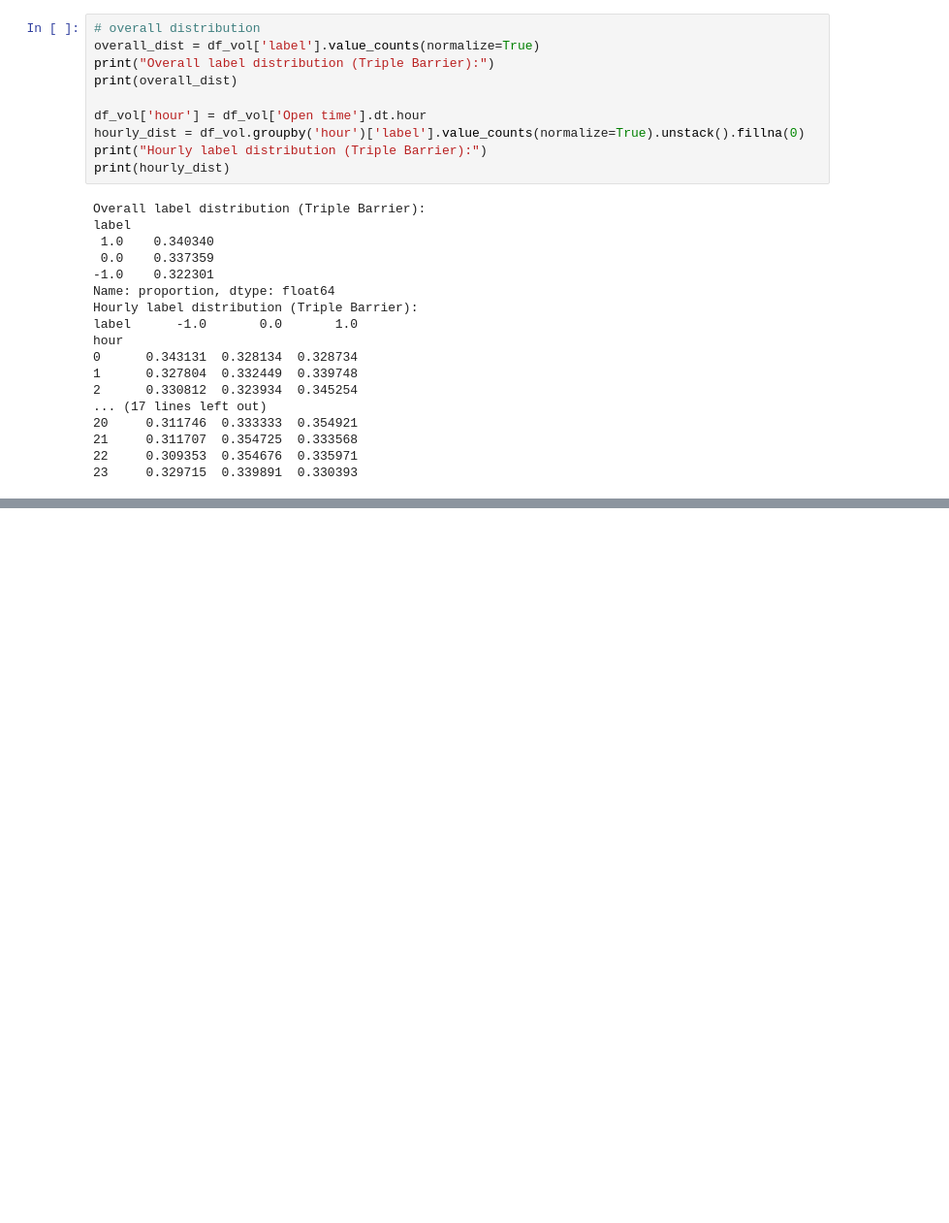
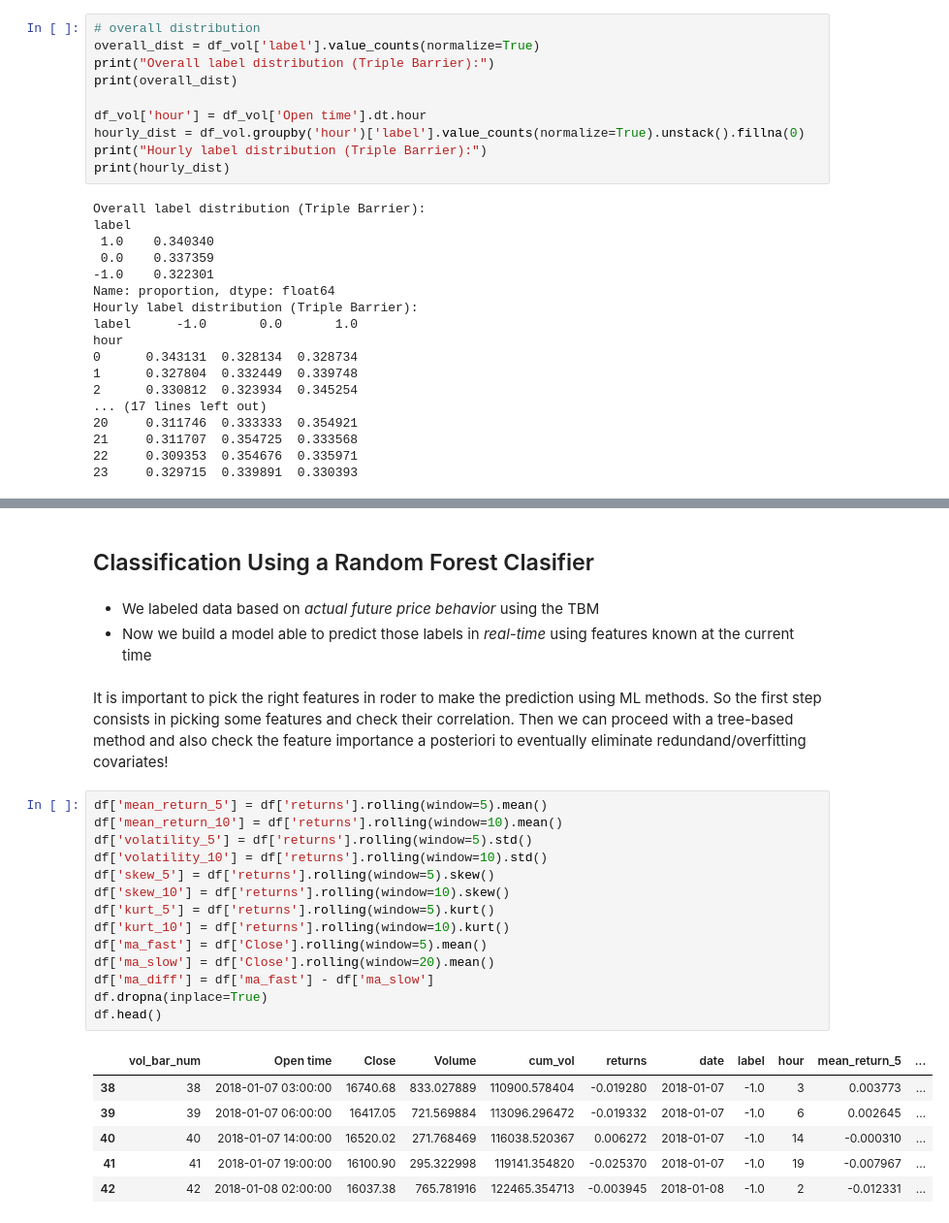
Before and after one commit to dgalassi99/quant-lab, a Jupyter notebook: more/Meta_Labelling_&_Classification.ipynb, the cells around one changed output, grey strips where cells are left out. Shown at 97% size. Saved outputs shown, nothing was run; the diff lists cells and outputs as text; blank space fills up the shorter version.

```diff
--- a/more/Meta_Labelling_&_Classification.ipynb
+++ b/more/Meta_Labelling_&_Classification.ipynb
@@ -115,0 +145,28 @@ hour
+# %% [markdown]
+## Classification Using a Random Forest Clasifier
+# %% [markdown]
+- We labeled data based on *actual future price behavior* using the TBM
+- Now we build a model able to predict those labels in *real-time* using features known at the current time
+# %% [markdown]
+It is important to pick the right features in roder to make the prediction using ML methods. So the first step consists in picking some features and check their correlation. Then we can proceed with a tree-based method and also check the feature importance a posteriori to eventually eliminate redundand/overfitting covariates!
+# %%
+df['mean_return_5'] = df['returns'].rolling(window=5).mean()
+df['mean_return_10'] = df['returns'].rolling(window=10).mean()
+df['volatility_5'] = df['returns'].rolling(window=5).std()
+df['volatility_10'] = df['returns'].rolling(window=10).std()
+df['skew_5'] = df['returns'].rolling(window=5).skew()
+df['skew_10'] = df['returns'].rolling(window=10).skew()
+df['kurt_5'] = df['returns'].rolling(window=5).kurt()
+df['kurt_10'] = df['returns'].rolling(window=10).kurt()
+df['ma_fast'] = df['Close'].rolling(window=5).mean()
+df['ma_slow'] = df['Close'].rolling(window=20).mean()
+df['ma_diff'] = df['ma_fast'] - df['ma_slow']
+df.dropna(inplace=True)
+df.head()
+# %% [output]
+|  | vol_bar_num | Open time | Close | Volume | cum_vol | returns | date | label | hour | mean_return_5 | ... |
+| 38 | 38 | 2018-01-07 03:00:00 | 16740.68 | 833.027889 | 110900.578404 | -0.019280 | 2018-01-07 | -1.0 | 3 | 0.003773 | ... |
+| 39 | 39 | 2018-01-07 06:00:00 | 16417.05 | 721.569884 | 113096.296472 | -0.019332 | 2018-01-07 | -1.0 | 6 | 0.002645 | ... |
+| 40 | 40 | 2018-01-07 14:00:00 | 16520.02 | 271.768469 | 116038.520367 | 0.006272 | 2018-01-07 | -1.0 | 14 | -0.000310 | ... |
+| 41 | 41 | 2018-01-07 19:00:00 | 16100.90 | 295.322998 | 119141.354820 | -0.025370 | 2018-01-07 | -1.0 | 19 | -0.007967 | ... |
+| 42 | 42 | 2018-01-08 02:00:00 | 16037.38 | 765.781916 | 122465.354713 | -0.003945 | 2018-01-08 | -1.0 | 2 | -0.012331 | ... |
```
Also changed, not shown: parts of 13 cells of this notebook.
